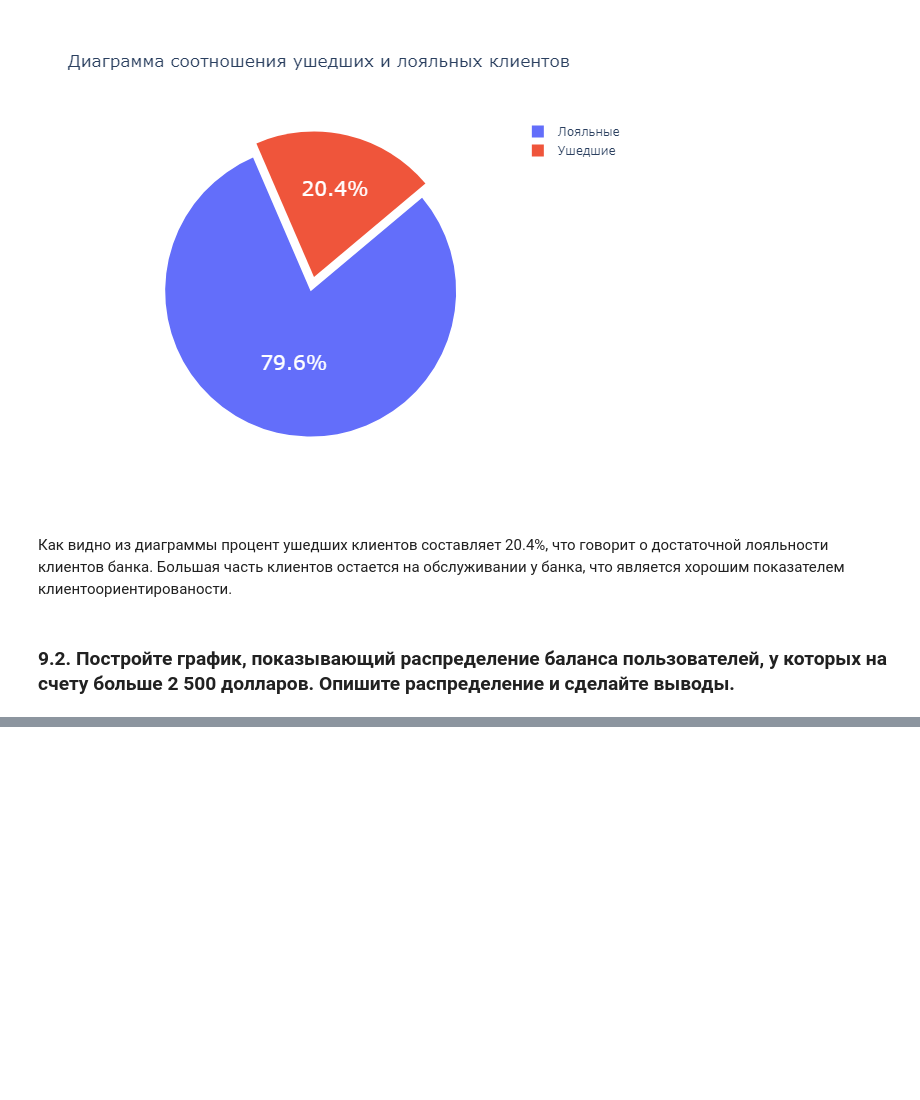
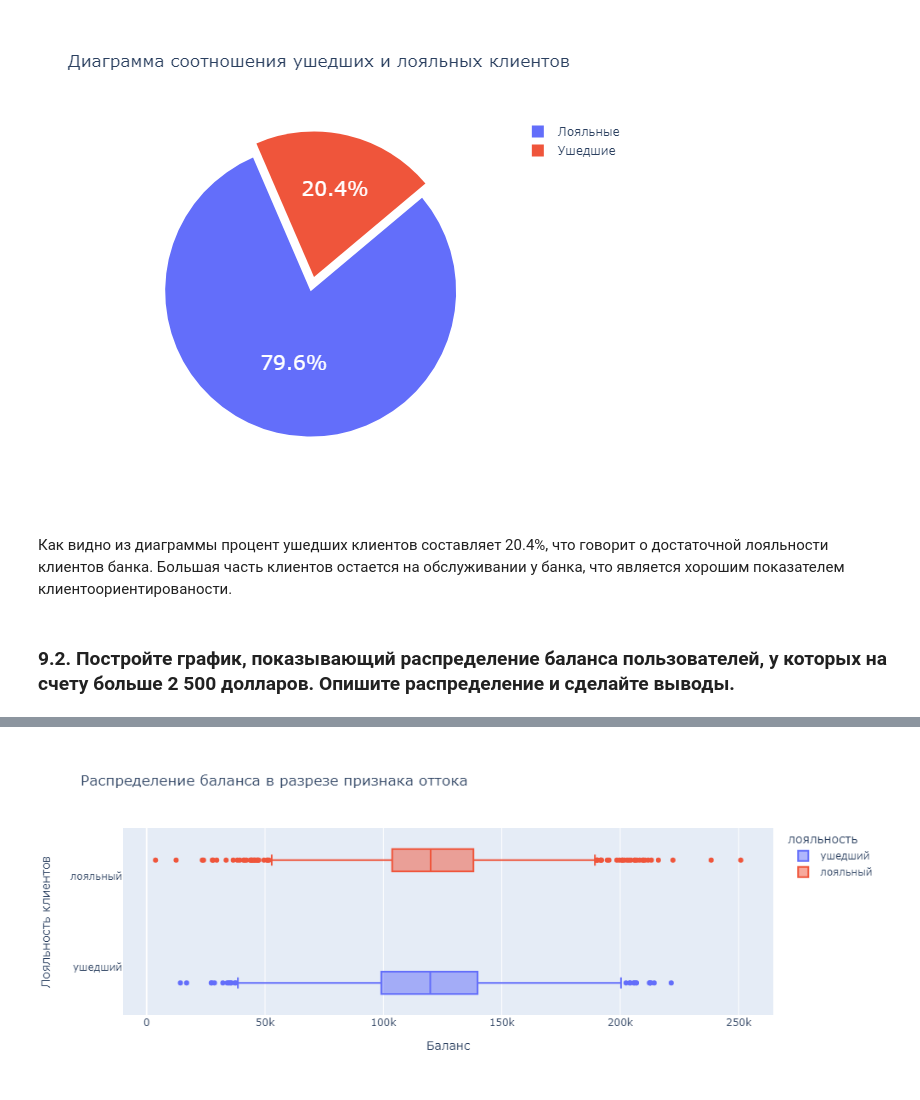
Before and after one commit to banzarkhan/sf_data_science, a Jupyter notebook: hw_1/13.9_hw.ipynb, the cells around one changed output, grey strips where cells are left out. Cells and saved outputs as stored; diff of their text form; code cells hidden in the pictures; blank space fills up the shorter version.

```diff
--- a/hw_1/13.9_hw.ipynb
+++ b/hw_1/13.9_hw.ipynb
@@ -89,0 +93,23 @@ fig.write_html("plotly/scatter_3d.html")
+# %%
+
+fig_data=churn[churn['Balance']>2500]
+
+fig = px.box(
+    data_frame=fig_data,
+    x='Balance',
+    y=fig_data['Exited'].map({0:'ушедший', 1:'лояльный'}),
+    title='Распределение баланса в разрезе признака оттока',
+    color=fig_data['Exited'].map({0:'ушедший', 1:'лояльный'}),
+    labels={'Balance': 'Баланс', 'color': 'лояльность'},
+    width=1000,
+    height=400
+)
+fig.update_layout(xaxis_title="Баланс",
+                  yaxis_title="Лояльность клиентов",)
+
+
+fig.show('png')
+
+fig.write_html('temp/13.9.3.html')
+# %% [output]
+[figure, added]
```
Also changed, not shown: parts of 12 cells of this notebook, 6 other files.
